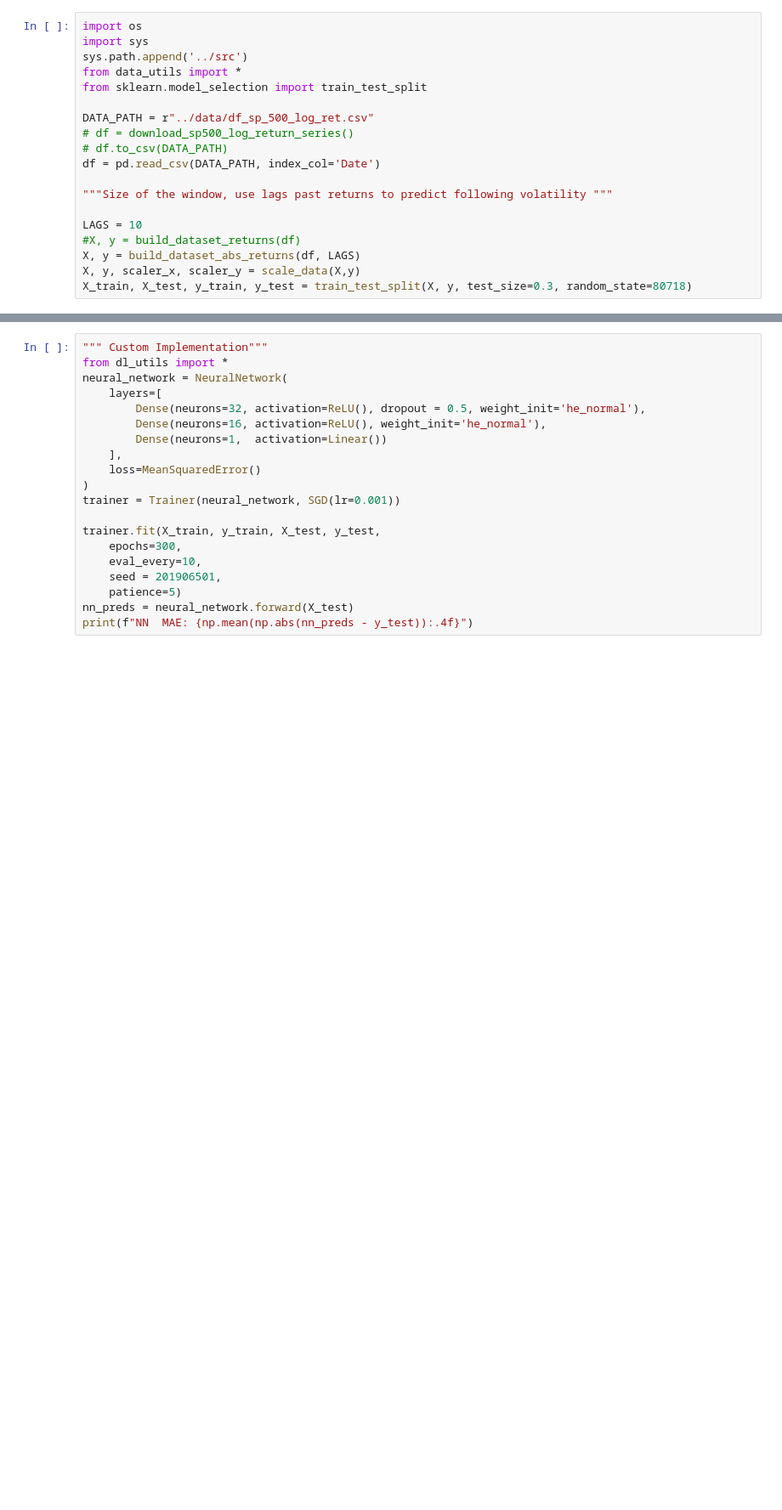
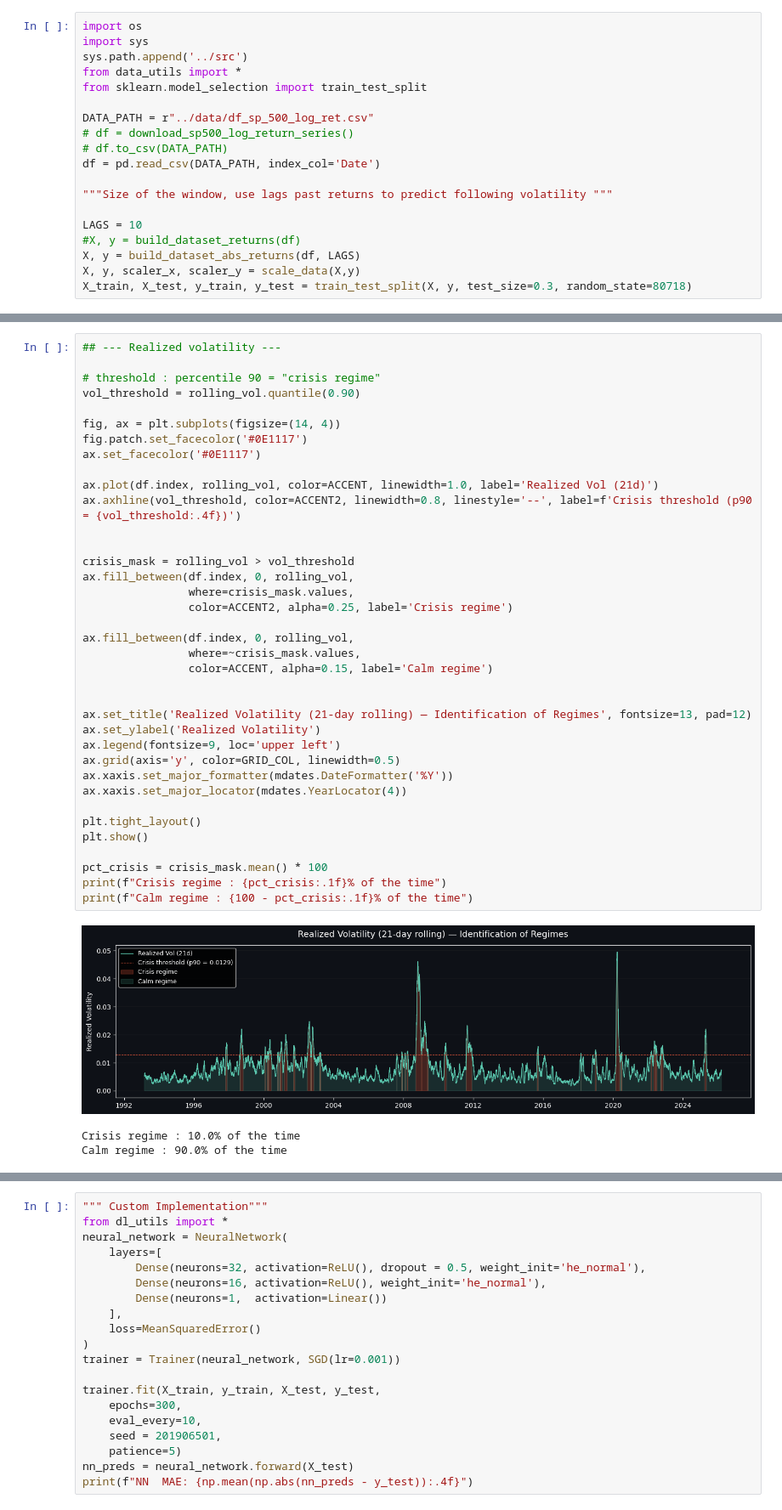
Before and after one commit to edouardblnc87/deep_learning_implementation, a Jupyter notebook: devoir_des_loulous/julien.ipynb, the cells around one changed output, grey strips where cells are left out. Shown at 85% size. Cells and saved outputs as stored; diff of their text form; blank space fills up the shorter version.

```diff
--- a/devoir_des_loulous/julien.ipynb
+++ b/devoir_des_loulous/julien.ipynb
@@ -154,0 +181,41 @@ This motivates the use of more advanced models capable of capturing non-linear p
+# %%
+## --- Realized volatility ---
+
+# threshold : percentile 90 = "crisis regime"
+vol_threshold = rolling_vol.quantile(0.90)
+
+fig, ax = plt.subplots(figsize=(14, 4))
+fig.patch.set_facecolor('#0E1117')
+ax.set_facecolor('#0E1117')
+
+ax.plot(df.index, rolling_vol, color=ACCENT, linewidth=1.0, label='Realized Vol (21d)')
+ax.axhline(vol_threshold, color=ACCENT2, linewidth=0.8, linestyle='--', label=f'Crisis threshold (p90 = {vol_threshold:.4f})')
+
+
+crisis_mask = rolling_vol > vol_threshold
+ax.fill_between(df.index, 0, rolling_vol,
+                where=crisis_mask.values,
+                color=ACCENT2, alpha=0.25, label='Crisis regime')
+
+ax.fill_between(df.index, 0, rolling_vol,
+                where=~crisis_mask.values,
+                color=ACCENT, alpha=0.15, label='Calm regime')
+
+
+ax.set_title('Realized Volatility (21-day rolling) — Identification of Regimes', fontsize=13, pad=12)
+ax.set_ylabel('Realized Volatility')
+ax.legend(fontsize=9, loc='upper left')
+ax.grid(axis='y', color=GRID_COL, linewidth=0.5)
+ax.xaxis.set_major_formatter(mdates.DateFormatter('%Y'))
+ax.xaxis.set_major_locator(mdates.YearLocator(4))
+
+plt.tight_layout()
+plt.show()
+
+pct_crisis = crisis_mask.mean() * 100
+print(f"Crisis regime : {pct_crisis:.1f}% of the time")
+print(f"Calm regime : {100 - pct_crisis:.1f}% of the time")
+# %% [output]
+[figure, added]
+Crisis regime : 10.0% of the time
+Calm regime : 90.0% of the time
```
Also changed, not shown: parts of 32 cells of this notebook.
